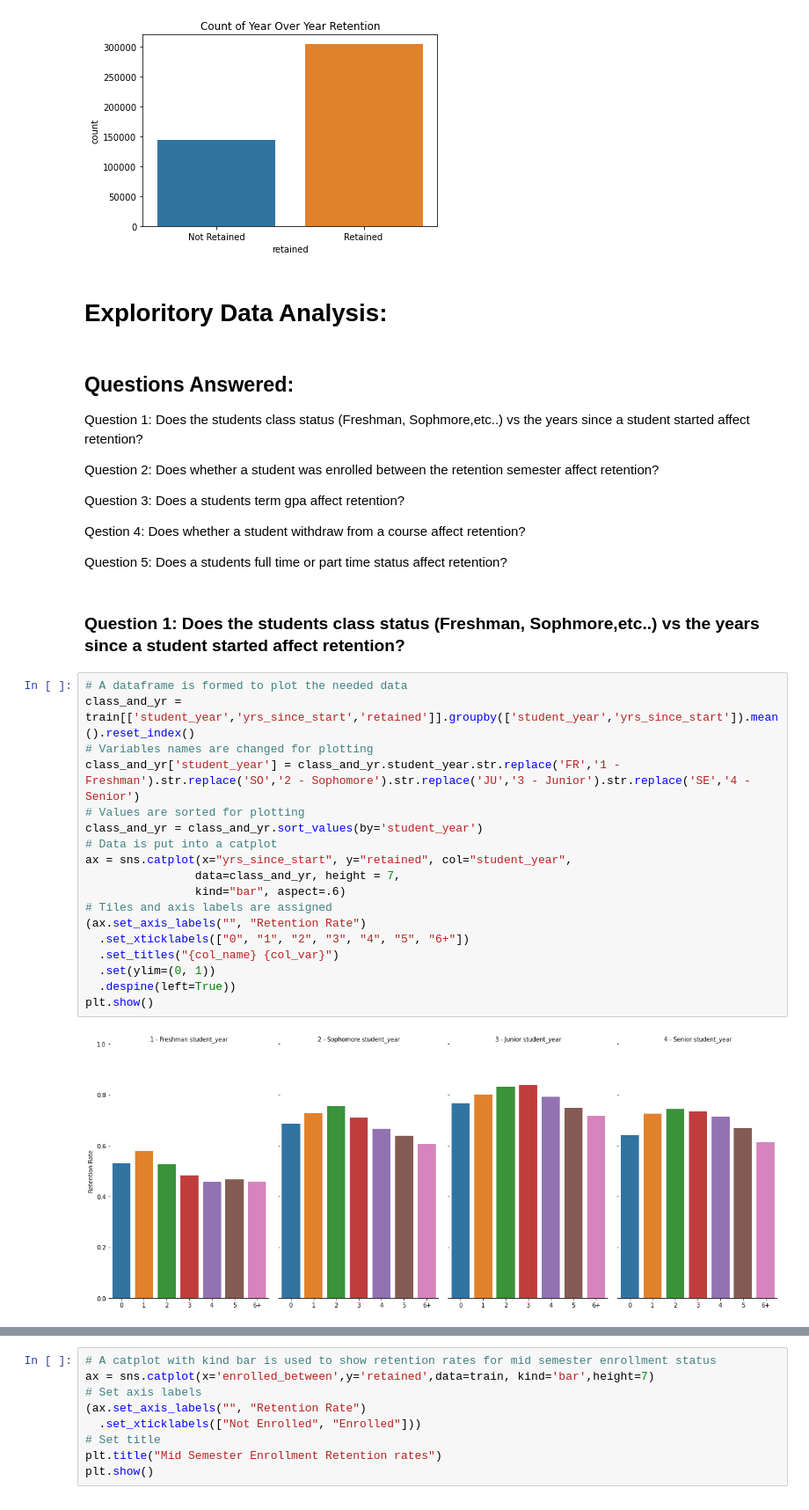
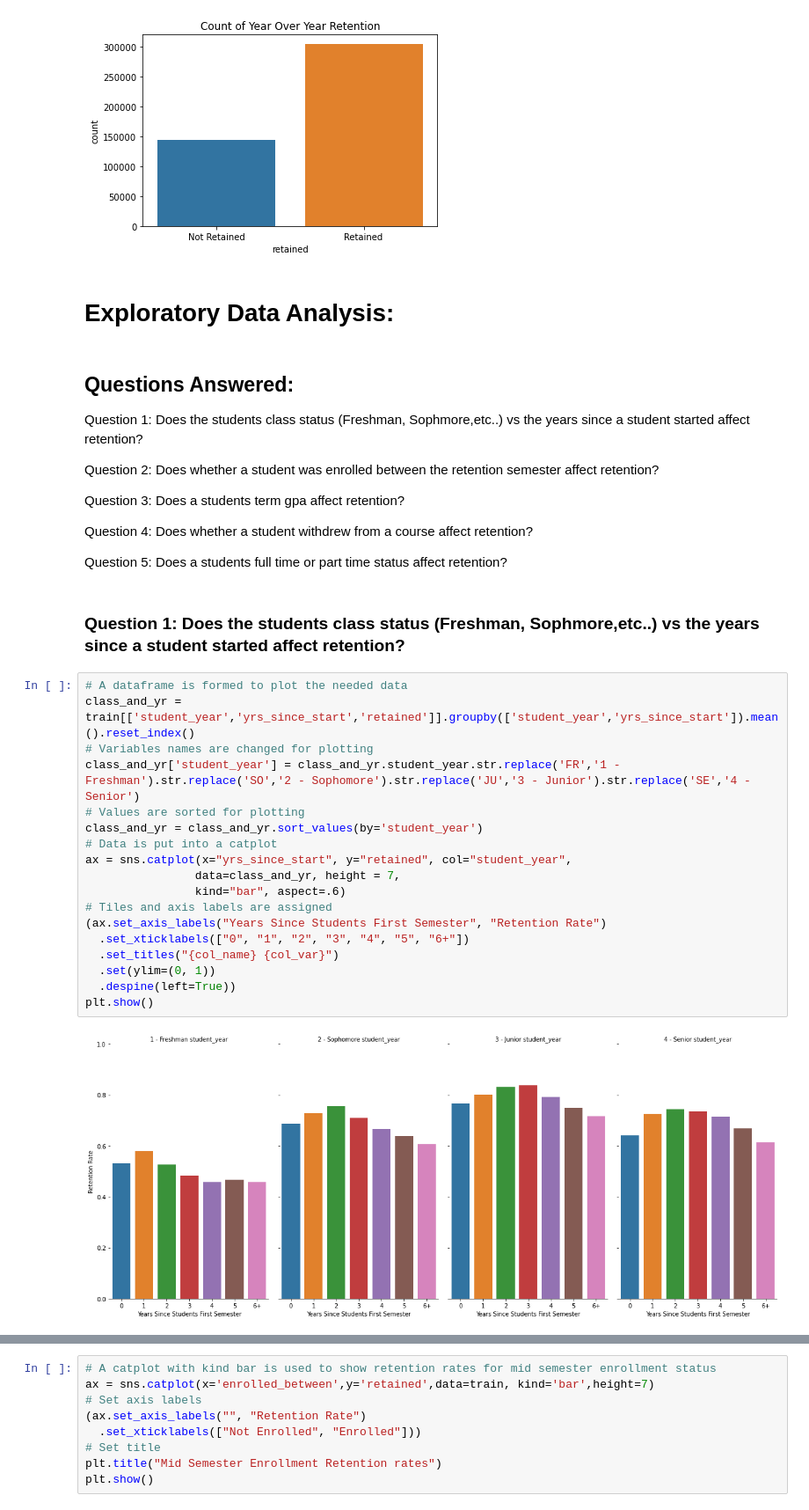
Before and after one commit to mwboiss/retention-project, a Jupyter notebook: report.ipynb, the cells around one changed output, grey strips where cells are left out. Shown: that part at 88% size. Cells and saved outputs as stored; diff of their text form.

```diff
--- a/report.ipynb
+++ b/report.ipynb
@@ -111,7 +105,7 @@ plt.show()
 # %% [output]
 [figure]
 # %% [markdown]
-# Exploritory Data Analysis:
+# Exploratory Data Analysis:
 # %% [markdown]
 ## Questions Answered:
 
@@ -121,7 +115,7 @@ Question 2: Does whether a student was enrolled between the retention semester a
 
 Question 3: Does a students term gpa affect retention?
 
-Qestion 4: Does whether a student withdraw from a course affect retention?
+Question 4: Does whether a student withdrew from a course affect retention?
 
 Question 5: Does a students full time or part time status affect retention?
 # %% [markdown]
@@ -129,21 +123,21 @@ Question 5: Does a students full time or part time status affect retention?
 # %%
 # A dataframe is formed to plot the needed data
 class_and_yr = train[['student_year','yrs_since_start','retained']].groupby(['student_year','yrs_since_start']).mean().reset_index()
 # Variables names are changed for plotting
 class_and_yr['student_year'] = class_and_yr.student_year.str.replace('FR','1 - Freshman').str.replace('SO','2 - Sophomore').str.replace('JU','3 - Junior').str.replace('SE','4 - Senior')
 # Values are sorted for plotting
 class_and_yr = class_and_yr.sort_values(by='student_year')
 # Data is put into a catplot
 ax = sns.catplot(x="yrs_since_start", y="retained", col="student_year",
                 data=class_and_yr, height = 7,
                 kind="bar", aspect=.6)
 # Tiles and axis labels are assigned
-(ax.set_axis_labels("", "Retention Rate")
+(ax.set_axis_labels("Years Since Students First Semester", "Retention Rate")
   .set_xticklabels(["0", "1", "2", "3", "4", "5", "6+"])
   .set_titles("{col_name} {col_var}")
   .set(ylim=(0, 1))
   .despine(left=True))
 plt.show()
 # %% [output]
-[figure, old version]
+[figure, new version]
 # %% [markdown]
```
Also changed, not shown: parts of 17 cells of this notebook, 2 other files.
